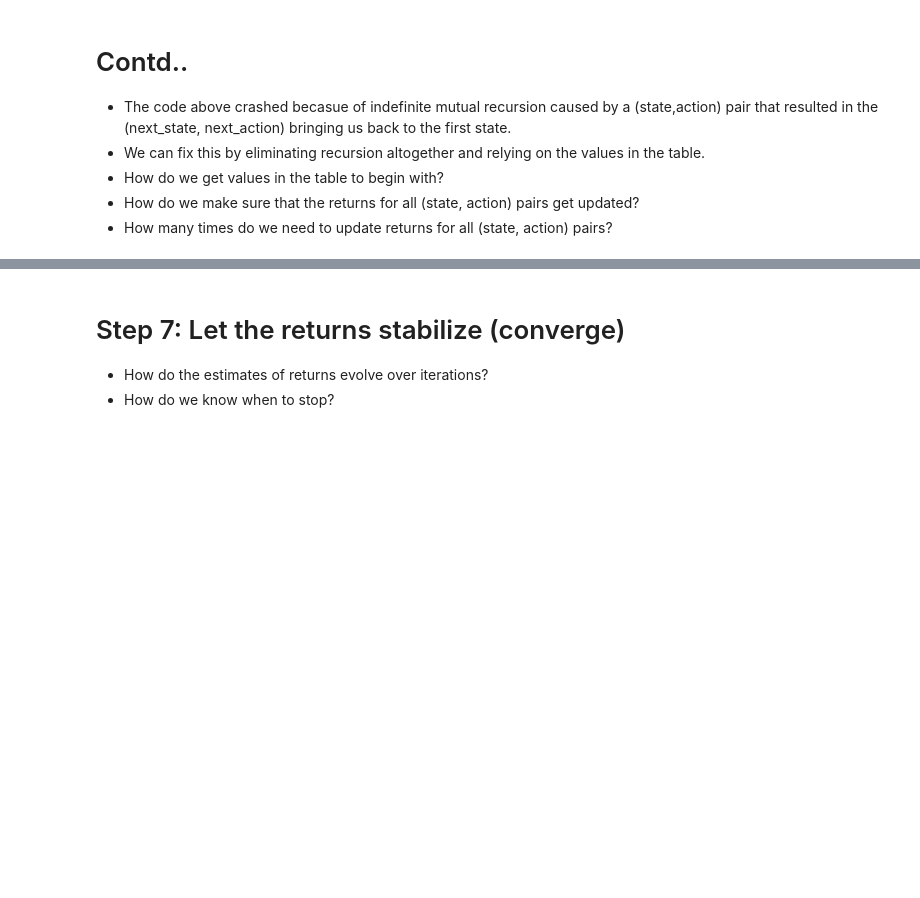
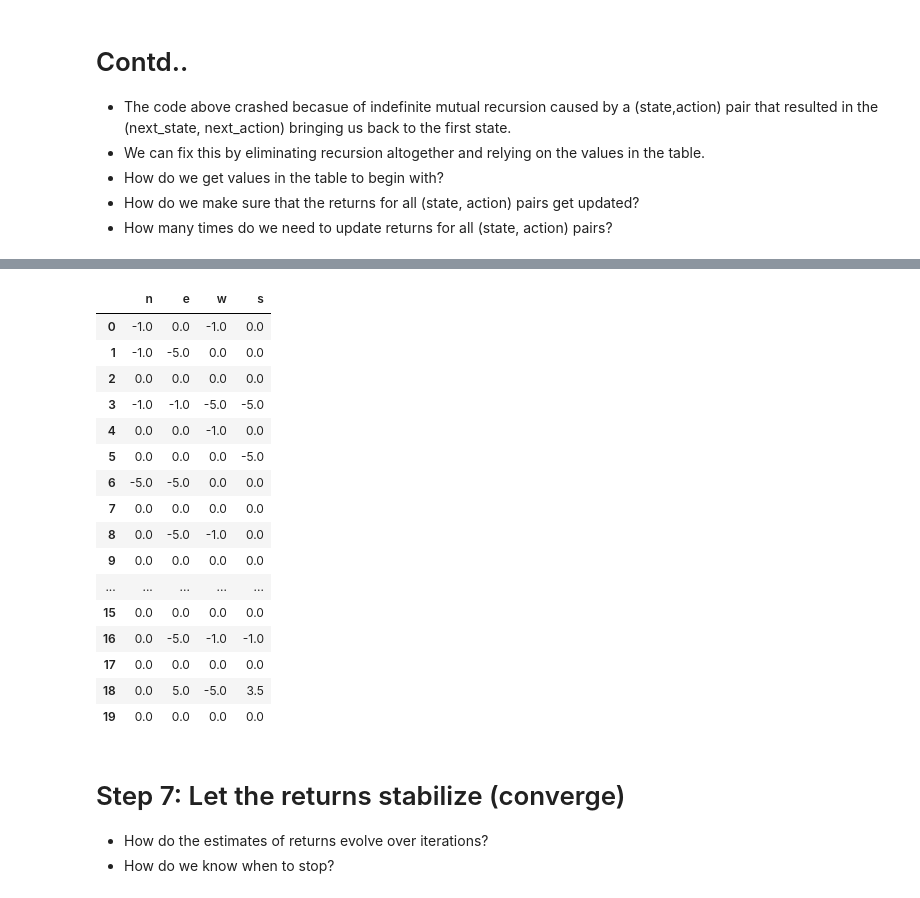
Before and after one commit to AriKlein/intro_rl_foosball_lec2, a Jupyter notebook: Week2_Rediscovering_RL_Notebook_0_SOLVED.ipynb, the cells around one changed output, grey strips where cells are left out. Saved outputs shown, nothing was run; the diff lists cells and outputs as text; code cells hidden in the pictures; blank space fills up the shorter version.

```diff
--- a/Week2_Rediscovering_RL_Notebook_0_SOLVED.ipynb
+++ b/Week2_Rediscovering_RL_Notebook_0_SOLVED.ipynb
@@ -624,14 +701,26 @@ for a in foolsball.actions:
 # %%
 def compute_returns_v2(table,state,action, debug=False):
     """ Recursively compute the discounted return for a (state,action) pair"""
+    if not foolsball.__is_terminal_state__(state):
 
-    next_state = foolsball.__get_next_state_on_action__(state, action)
-    reward = foolsball.__get_reward_for_transition__(state, next_state)
+      next_state = foolsball.__get_next_state_on_action__(state, action)
+      reward = foolsball.__get_reward_for_transition__(state, next_state)
+
+      table_n = table.loc[next_state, 'n']
+      table_e = table.loc[next_state, 'e']
+      table_w = table.loc[next_state, 'w']
+      table_s = table.loc[next_state, 's']
+
+      my_array = [table_n, table_s, table_e, table_w]
+      update = HYPER_PARAMS['gamma']*max(my_array)
+      #next_state = foolsball.__get_next_state_on_action__(state, action)
 
 
-    table.loc[state, action]  = reward + update
+      table.loc[state, action]  = reward + update
 
-    return table.loc[state,action]
+      #print(state, action, next_state, reward, update, reward+update)
+
+      return table.loc[state,action]
 # %%
 # Redefine the function so that it initializes all returns to arbitrary values.
 def make_returns_table(states_list, actions_list, terminal_states):
@@ -644,8 +751,27 @@ RETURNS_TBL
 # %%
-for s in range(foolsball.n_states):
-    for a in foolsball.actions:
+for ii in range(1):
+  for s in range(foolsball.n_states):
+      for a in foolsball.actions:
         compute_returns_v2(RETURNS_TBL,state=s, action=a, debug=True)
 RETURNS_TBL
+# %% [output]
+|  | n | e | w | s |
+| 0 | -1.0 | 0.0 | -1.0 | 0.0 |
+| 1 | -1.0 | -5.0 | 0.0 | 0.0 |
+| 2 | 0.0 | 0.0 | 0.0 | 0.0 |
+| 3 | -1.0 | -1.0 | -5.0 | -5.0 |
+| 4 | 0.0 | 0.0 | -1.0 | 0.0 |
+| 5 | 0.0 | 0.0 | 0.0 | -5.0 |
+| 6 | -5.0 | -5.0 | 0.0 | 0.0 |
+| 7 | 0.0 | 0.0 | 0.0 | 0.0 |
+| 8 | 0.0 | -5.0 | -1.0 | 0.0 |
+| 9 | 0.0 | 0.0 | 0.0 | 0.0 |
+| ... | ... | ... | ... | ... |
+| 15 | 0.0 | 0.0 | 0.0 | 0.0 |
+| 16 | 0.0 | -5.0 | -1.0 | -1.0 |
+| 17 | 0.0 | 0.0 | 0.0 | 0.0 |
+| 18 | 0.0 | 5.0 | -5.0 | 3.5 |
+| 19 | 0.0 | 0.0 | 0.0 | 0.0 |
 # %% [markdown]
 # Step 7: Let the returns stabilize (converge)
 - How do the estimates of returns evolve over iterations?
```
Also changed, not shown: parts of 9 cells of this notebook.
